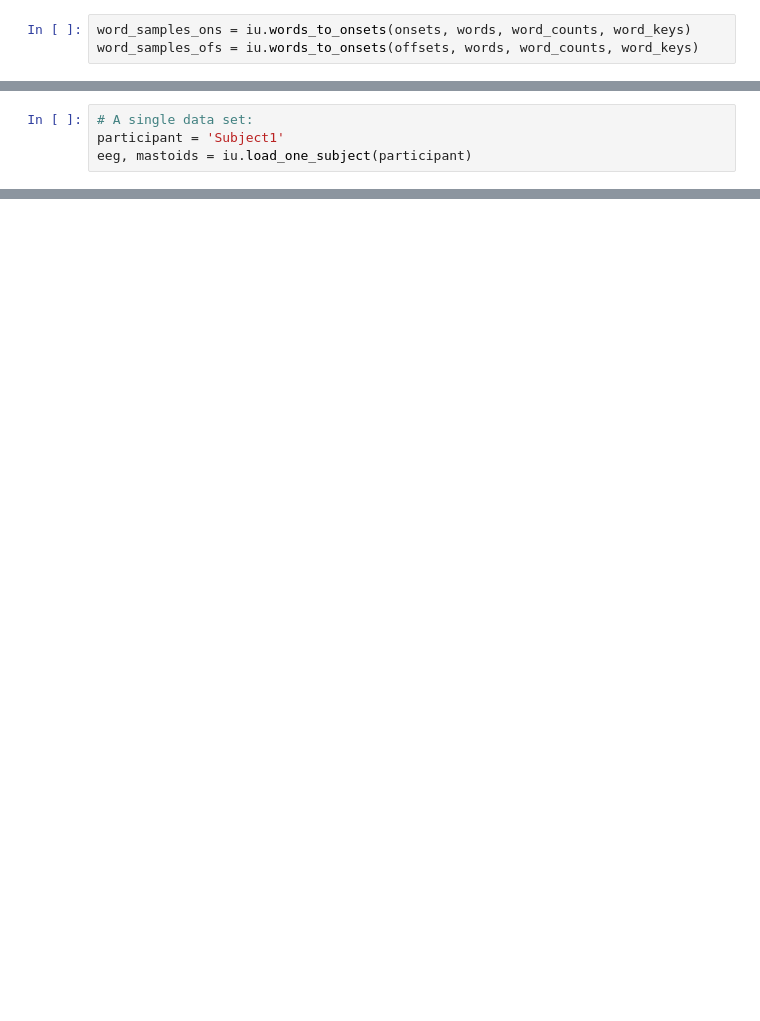
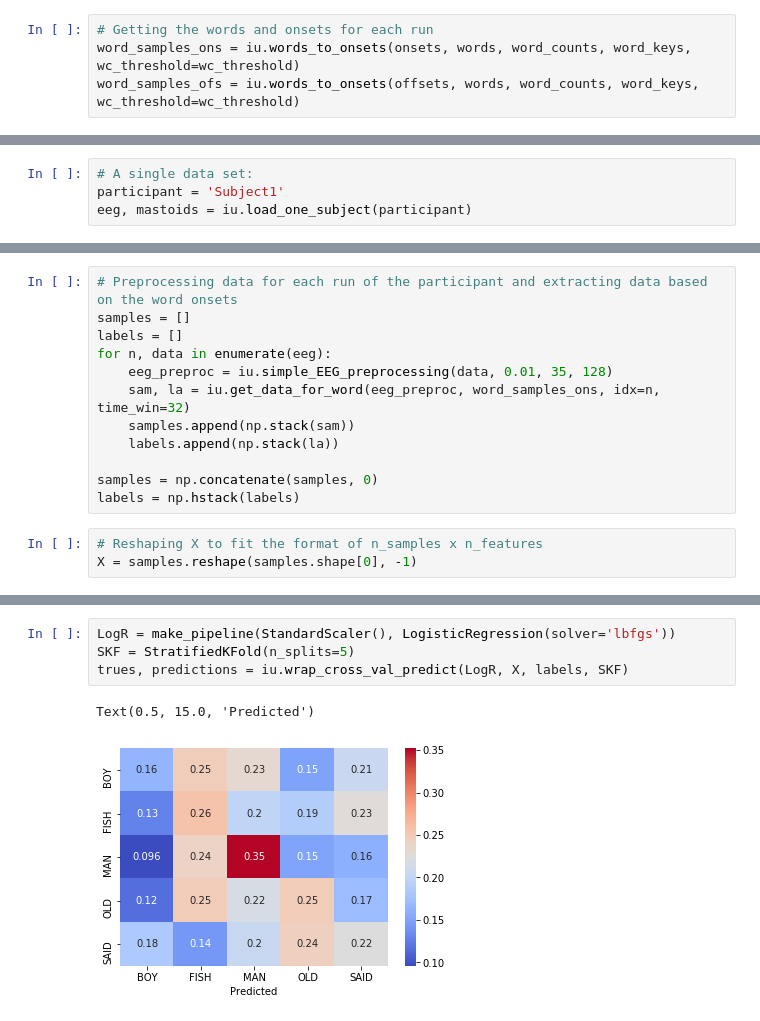
Before and after one commit to SRSteinkamp/EEGtoText, a Jupyter notebook: EEGtoText.ipynb, the cells around one changed output, grey strips where cells are left out. Saved outputs shown, nothing was run; the diff lists cells and outputs as text; blank space fills up the shorter version.

```diff
--- a/EEGtoText.ipynb
+++ b/EEGtoText.ipynb
@@ -32,5 +48,6 @@ Common words take up 1008 which is about 1/5 of the data...
 # %% [markdown]
 Most words only occur one time, which is not the best thing.
 # %%
-word_samples_ons = iu.words_to_onsets(onsets, words, word_counts, word_keys)
-word_samples_ofs = iu.words_to_onsets(offsets, words, word_counts, word_keys)
+# Getting the words and onsets for each run
+word_samples_ons = iu.words_to_onsets(onsets, words, word_counts, word_keys, wc_threshold=wc_threshold)
+word_samples_ofs = iu.words_to_onsets(offsets, words, word_counts, word_keys, wc_threshold=wc_threshold)
@@ -66,0 +98,15 @@ The first run for example has a duration of 179.29s
+# %%
+# Preprocessing data for each run of the participant and extracting data based on the word onsets
+samples = []
+labels = []
+for n, data in enumerate(eeg):
+    eeg_preproc = iu.simple_EEG_preprocessing(data, 0.01, 35, 128)
+    sam, la = iu.get_data_for_word(eeg_preproc, word_samples_ons, idx=n, time_win=32)
+    samples.append(np.stack(sam))
+    labels.append(np.stack(la))
+
+samples = np.concatenate(samples, 0)
+labels = np.hstack(labels)
+# %%
+# Reshaping X to fit the format of n_samples x n_features
+X = samples.reshape(samples.shape[0], -1)
@@ -66,0 +119,7 @@ The first run for example has a duration of 179.29s
+# %%
+LogR = make_pipeline(StandardScaler(), LogisticRegression(solver='lbfgs'))
+SKF = StratifiedKFold(n_splits=5)
+trues, predictions = iu.wrap_cross_val_predict(LogR, X, labels, SKF)
+# %% [output]
+Text(0.5, 15.0, 'Predicted')
+[figure, added]
```
Also changed, not shown: parts of 18 cells of this notebook.
